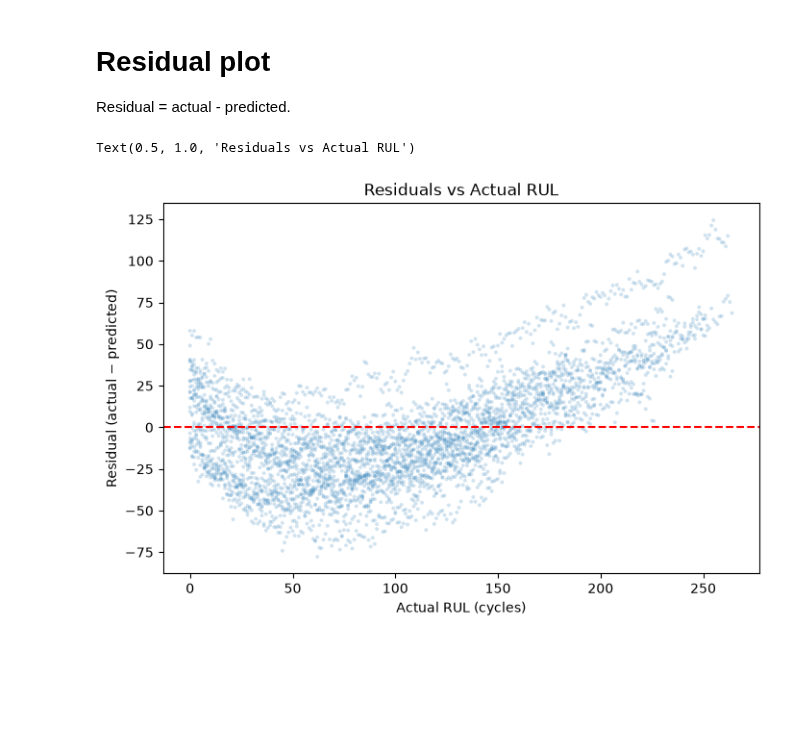
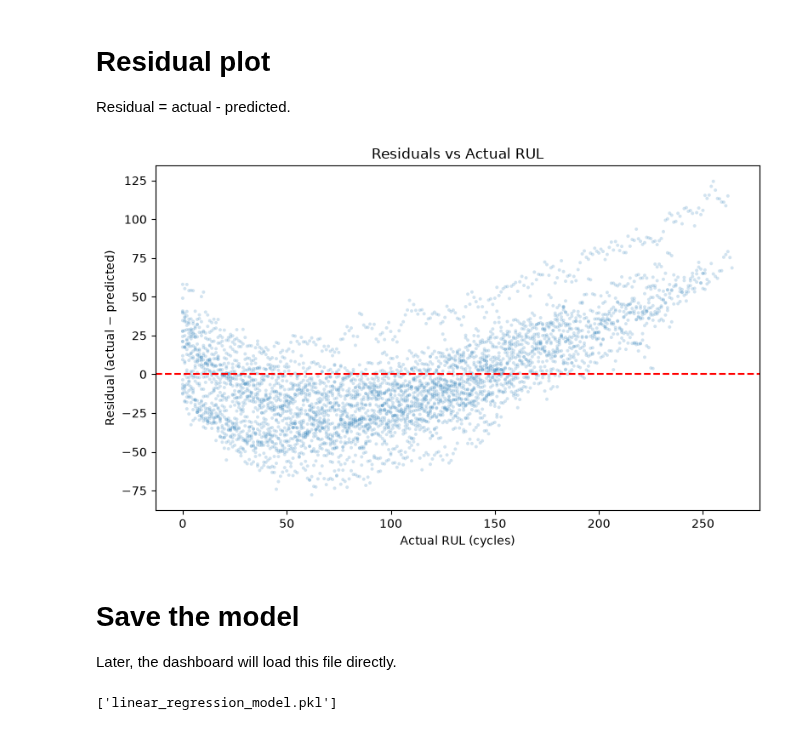
Before and after one commit to morgan-swe/Nasa-Rocket-Engine-Predictive-Maintenance, a Jupyter notebook: notebooks/06_model_training.ipynb, the cells around one changed output. Drawn from its saved outputs; the diff is of its cells as text; code cells hidden in the pictures; blank space fills up the shorter version.

Commit message:
Save the linear regression model

```diff
--- a/notebooks/06_model_training.ipynb
+++ b/notebooks/06_model_training.ipynb
@@ -145,12 +156,29 @@ Residual = actual - predicted.
 # %%
 residuals = y_test - y_pred
 
 fig, ax = plt.subplots(figsize=(8, 5))
 ax.scatter(y_test, residuals, alpha=0.2, s=8, edgecolor='none')
 ax.axhline(0, color='red', linestyle='--', linewidth=1.5)
 ax.set_xlabel('Actual RUL (cycles)')
 ax.set_ylabel('Residual (actual − predicted)')
 ax.set_title('Residuals vs Actual RUL')
+
+# Save the plot diagram
+plt.tight_layout()
+
+plt.savefig("../reports/figures/residual_plot.png",
+            dpi=300,
+            bbox_inches="tight")
+
+plt.show()
 # %% [output]
-Text(0.5, 1.0, 'Residuals vs Actual RUL')
-[figure, old version]
+[figure, new version]
+# %% [markdown]
+# Save the model
+
+Later, the dashboard will load this file directly.
+# %%
+import joblib
+joblib.dump(model, 'linear_regression_model.pkl')
+# %% [output]
+['linear_regression_model.pkl']
```
Also changed, not shown: parts of 2 cells of this notebook.
